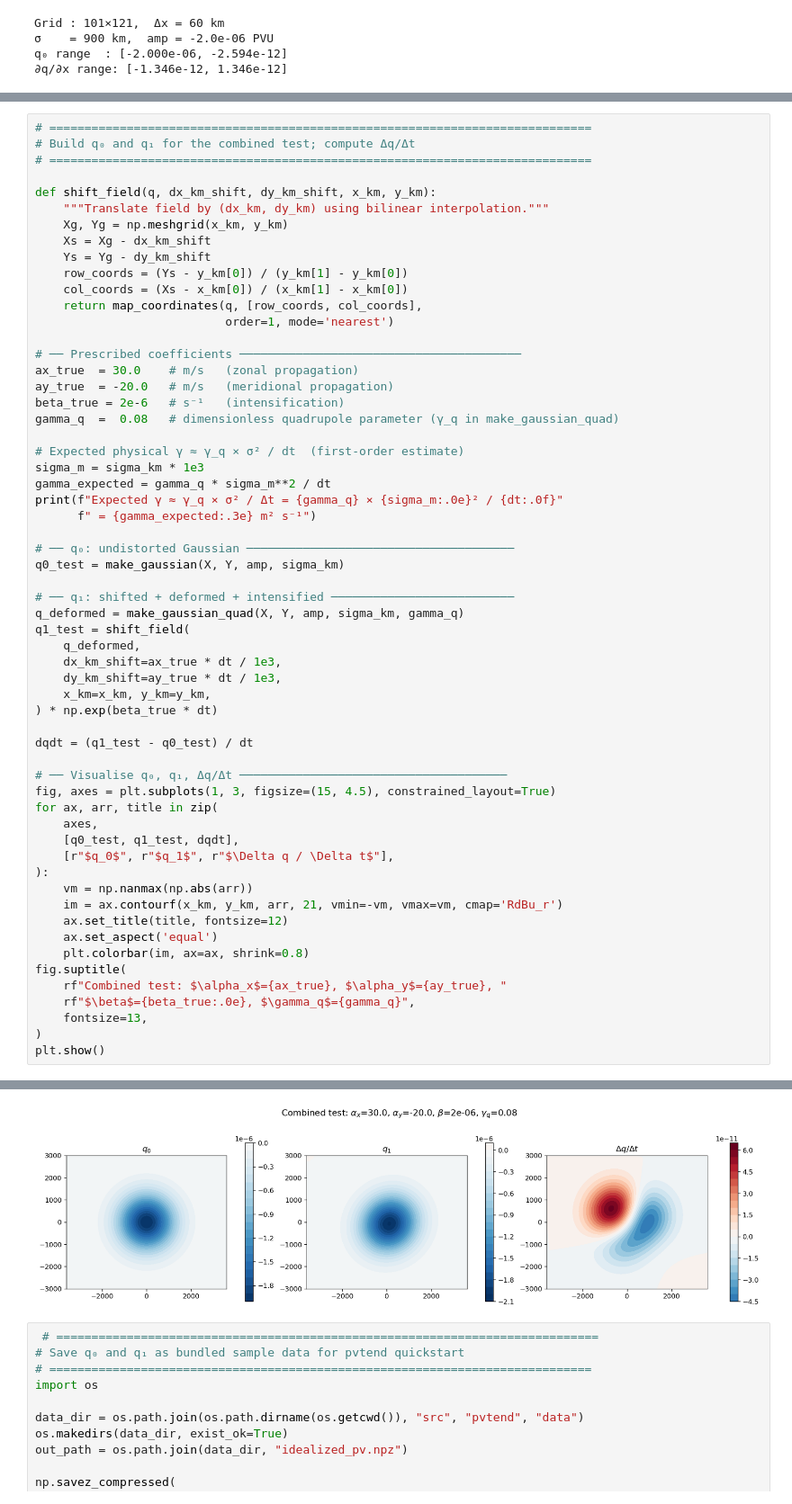
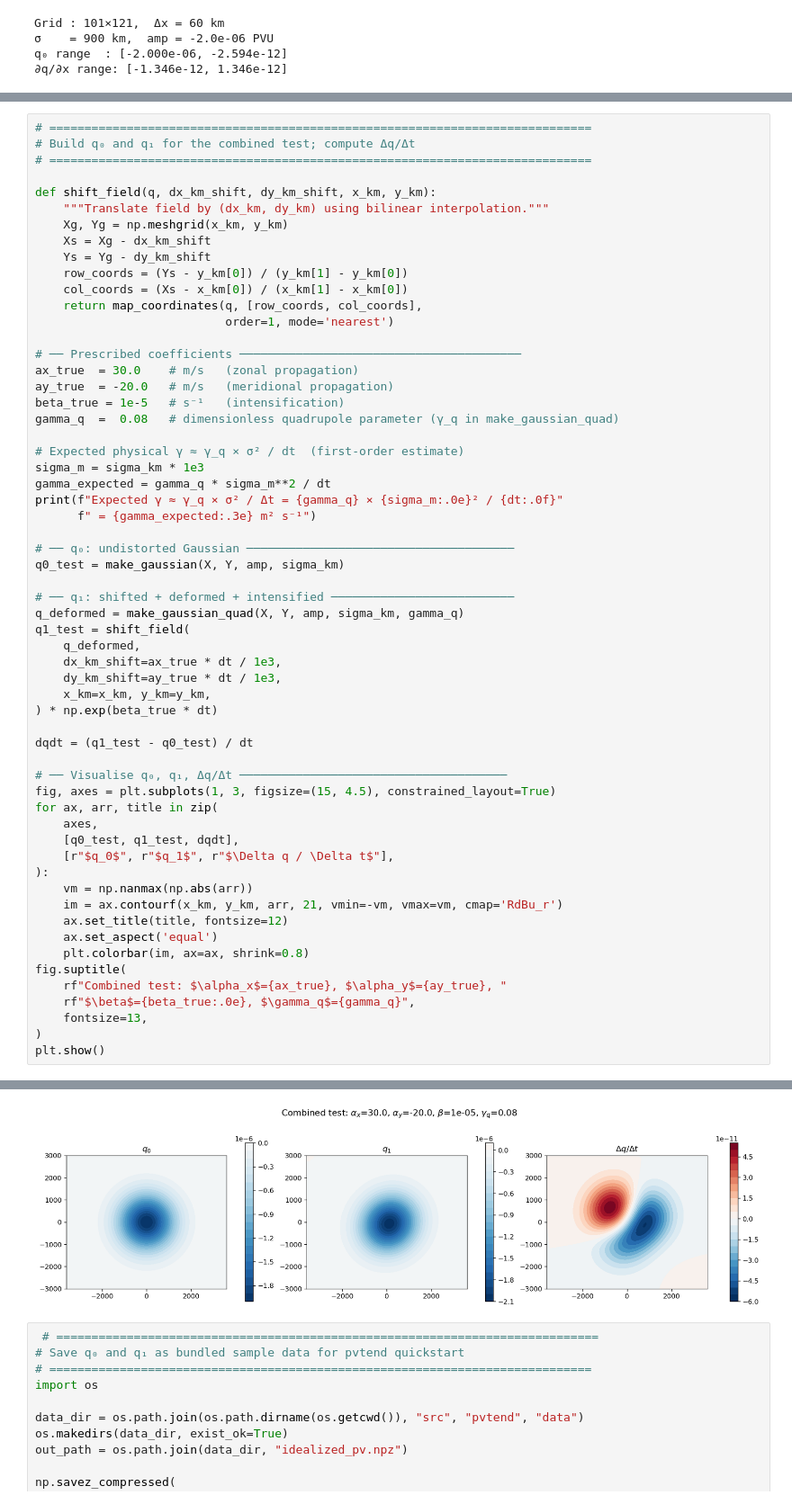
Before and after one commit to yanxingjianken/pvtend, a Jupyter notebook: examples/00_idealized_pvtend_decomp.ipynb, the cells around one changed output, grey strips where cells are left out. Shown at 90% size. Saved outputs shown, nothing was run; the diff lists cells and outputs as text.

Commit message:
docs: update idealized demo plot and notebook params

```diff
--- a/examples/00_idealized_pvtend_decomp.ipynb
+++ b/examples/00_idealized_pvtend_decomp.ipynb
@@ -131,7 +131,7 @@ def shift_field(q, dx_km_shift, dy_km_shift, x_km, y_km):
 # ── Prescribed coefficients ────────────────────────────────────────
 ax_true  = 30.0    # m/s   (zonal propagation)
 ay_true  = -20.0   # m/s   (meridional propagation)
-beta_true = 2e-6   # s⁻¹   (intensification)
+beta_true = 1e-5   # s⁻¹   (intensification)
 gamma_q  =  0.08   # dimensionless quadrupole parameter (γ_q in make_gaussian_quad)
 
 # Expected physical γ ≈ γ_q × σ² / dt  (first-order estimate)
@@ -147,34 +147,34 @@ q0_test = make_gaussian(X, Y, amp, sigma_km)
 q_deformed = make_gaussian_quad(X, Y, amp, sigma_km, gamma_q)
 q1_test = shift_field(
     q_deformed,
     dx_km_shift=ax_true * dt / 1e3,
     dy_km_shift=ay_true * dt / 1e3,
     x_km=x_km, y_km=y_km,
 ) * np.exp(beta_true * dt)
 
 dqdt = (q1_test - q0_test) / dt
 
 # ── Visualise q₀, q₁, Δq/Δt ──────────────────────────────────────
 fig, axes = plt.subplots(1, 3, figsize=(15, 4.5), constrained_layout=True)
 for ax, arr, title in zip(
     axes,
     [q0_test, q1_test, dqdt],
     [r"$q_0$", r"$q_1$", r"$\Delta q / \Delta t$"],
 ):
     vm = np.nanmax(np.abs(arr))
     im = ax.contourf(x_km, y_km, arr, 21, vmin=-vm, vmax=vm, cmap='RdBu_r')
     ax.set_title(title, fontsize=12)
     ax.set_aspect('equal')
     plt.colorbar(im, ax=ax, shrink=0.8)
 fig.suptitle(
     rf"Combined test: $\alpha_x$={ax_true}, $\alpha_y$={ay_true}, "
     rf"$\beta$={beta_true:.0e}, $\gamma_q$={gamma_q}",
     fontsize=13,
 )
 plt.show()
 # %% [output]
 Expected γ ≈ γ_q × σ² / Δt = 0.08 × 9e+05² / 3600 = 1.800e+07 m² s⁻¹
-[figure, old version]
+[figure, new version]
 # %%
  # =============================================================================
 # Save q₀ and q₁ as bundled sample data for pvtend quickstart
```
Also changed, not shown: parts of 4 cells of this notebook, 2 other files.
